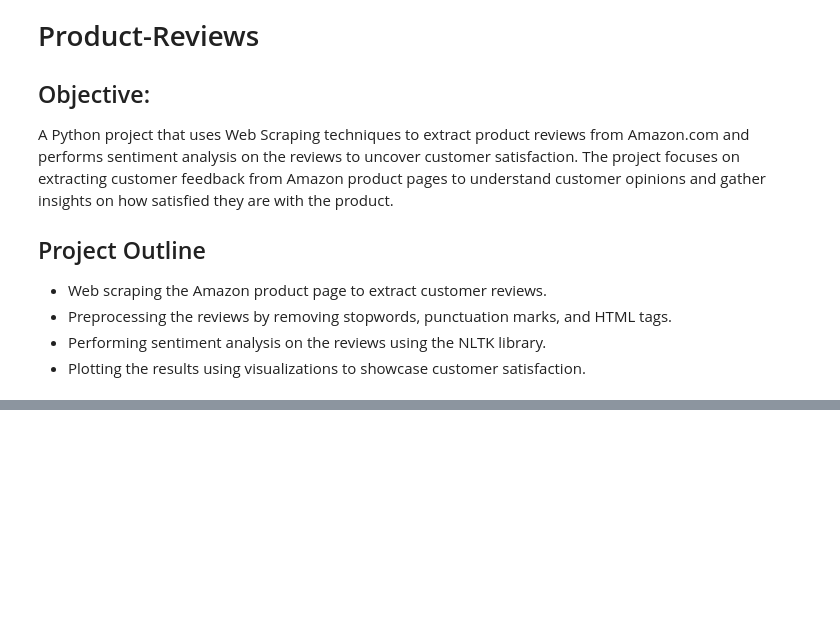
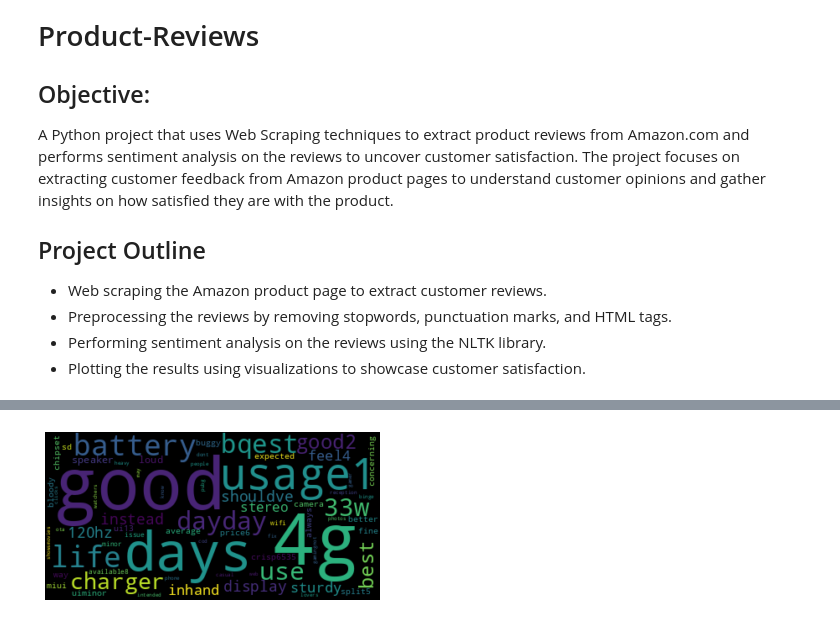
Before and after one commit to ehtisham-sadiq/Uncovering-Customer-Satisfaction-through-Amazon-Product-Reviews, a Jupyter notebook: Uncovering-Customer-Satisfaction-through-Amazon-Product-Reviews.ipynb, the cells around one changed output, grey strips where cells are left out. Cells and saved outputs as stored; diff of their text form; code cells hidden in the pictures; blank space fills up the shorter version.

```diff
--- a/Uncovering-Customer-Satisfaction-through-Amazon-Product-Reviews.ipynb
+++ b/Uncovering-Customer-Satisfaction-through-Amazon-Product-Reviews.ipynb
@@ -24,0 +711,6 @@ warnings.filterwarnings('ignore')
+# %%
+df_score=pd.DataFrame()
+df_score['Cleaned_Reviews'] = new_df.cleaned_Reviews
+# %%
+df_score['scores'] = new_df.cleaned_Reviews.apply(lambda review: obj.polarity_scores(review))
+df_score
@@ -24,0 +731,4 @@ warnings.filterwarnings('ignore')
+# %%
+df_score['compound'] = df_score['scores'].apply(lambda scores: scores['compound'])
+df_score['sentiment'] = df_score['compound'].apply(lambda c: 'Positive' if c >=0.75 else ('Negative'))
+df_score.head()
@@ -24,0 +763,4 @@ warnings.filterwarnings('ignore')
+# %%
+generate_wordcloud(df_score.Cleaned_Reviews.iloc[3])
+# %% [output]
+[figure, added]
```
Also changed, not shown: parts of 104 cells of this notebook.
